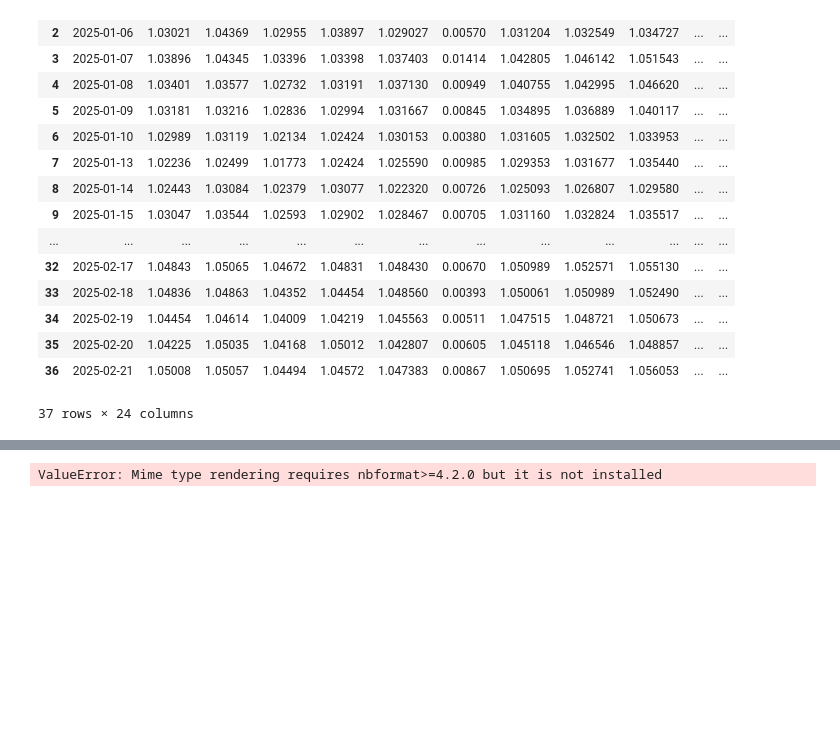
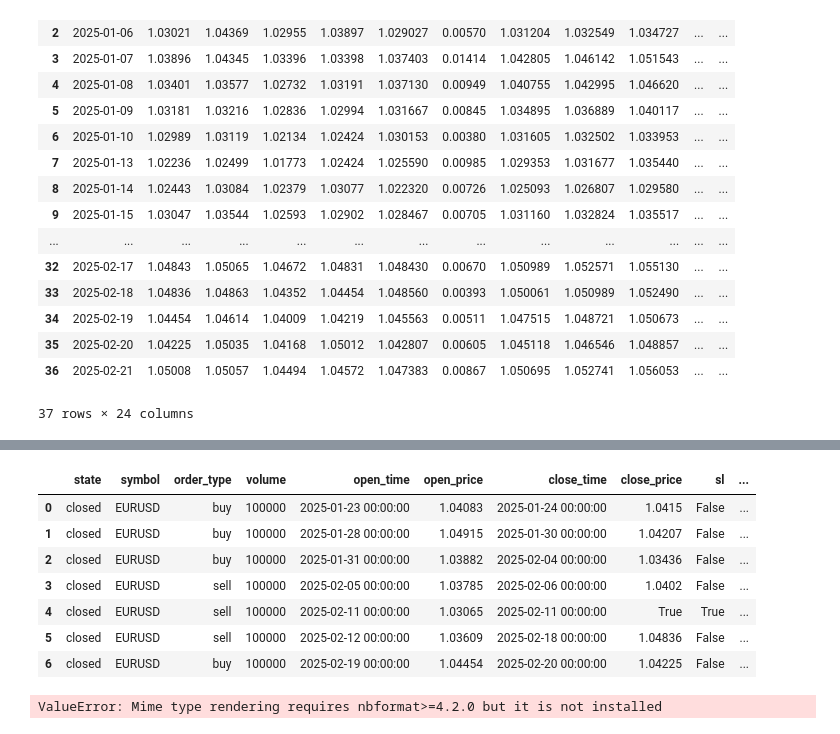
Before and after one commit to Moad2048/python_finance_market_projects, a Jupyter notebook: b2.ipynb, the cells around one changed output, grey strips where cells are left out. Cells and saved outputs as stored; diff of their text form; code cells hidden in the pictures; blank space fills up the shorter version.

```diff
--- a/b2.ipynb
+++ b/b2.ipynb
@@ -260,3 +285,31 @@ daily_df[["signal","time","S2","R2","prev_sma_11","sma_114"]]
+# %%
+# backtest parameters
+starting_balance = 10000
+currency = 'USD'
+exchange_rate = 1
+commission = -7 / 100000
+
+# backtest
+bt = Backtester()
+bt.set_starting_balance(starting_balance, currency=currency)
+bt.set_exchange_rate(exchange_rate)
+bt.set_commission(commission)
+
+bt.set_historical_data(daily_df)
+bt.set_on_bar(on_bar)
+
+bt.run_backtest()
+
+bt.trades
+# %% [output]
+|  | state | symbol | order_type | volume | open_time | open_price | close_time | close_price | sl | ... |
+| 0 | closed | EURUSD | buy | 100000 | 2025-01-23 00:00:00 | 1.04083 | 2025-01-24 00:00:00 | 1.0415 | False | ... |
+| 1 | closed | EURUSD | buy | 100000 | 2025-01-28 00:00:00 | 1.04915 | 2025-01-30 00:00:00 | 1.04207 | False | ... |
+| 2 | closed | EURUSD | buy | 100000 | 2025-01-31 00:00:00 | 1.03882 | 2025-02-04 00:00:00 | 1.03436 | False | ... |
+| 3 | closed | EURUSD | sell | 100000 | 2025-02-05 00:00:00 | 1.03785 | 2025-02-06 00:00:00 | 1.0402 | False | ... |
+| 4 | closed | EURUSD | sell | 100000 | 2025-02-11 00:00:00 | 1.03065 | 2025-02-11 00:00:00 | True | True | ... |
+| 5 | closed | EURUSD | sell | 100000 | 2025-02-12 00:00:00 | 1.03609 | 2025-02-18 00:00:00 | 1.04836 | False | ... |
+| 6 | closed | EURUSD | buy | 100000 | 2025-02-19 00:00:00 | 1.04454 | 2025-02-20 00:00:00 | 1.04225 | False | ... |
 # %%
 # visualizing the ohlc data
 fig = go.Figure(data = [go.Candlestick(x = ohlc_df['time'],
```
Also changed, not shown: parts of 3 cells of this notebook.
